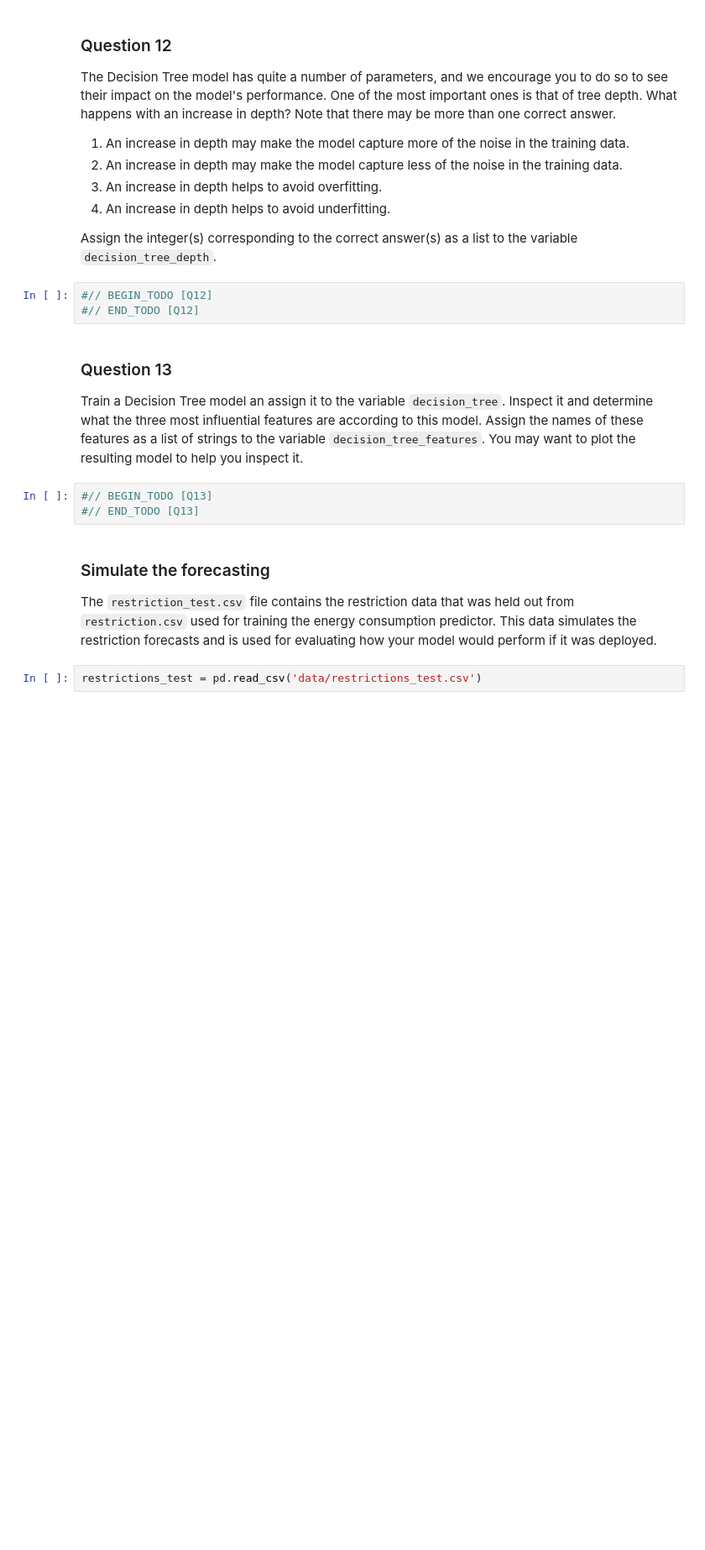
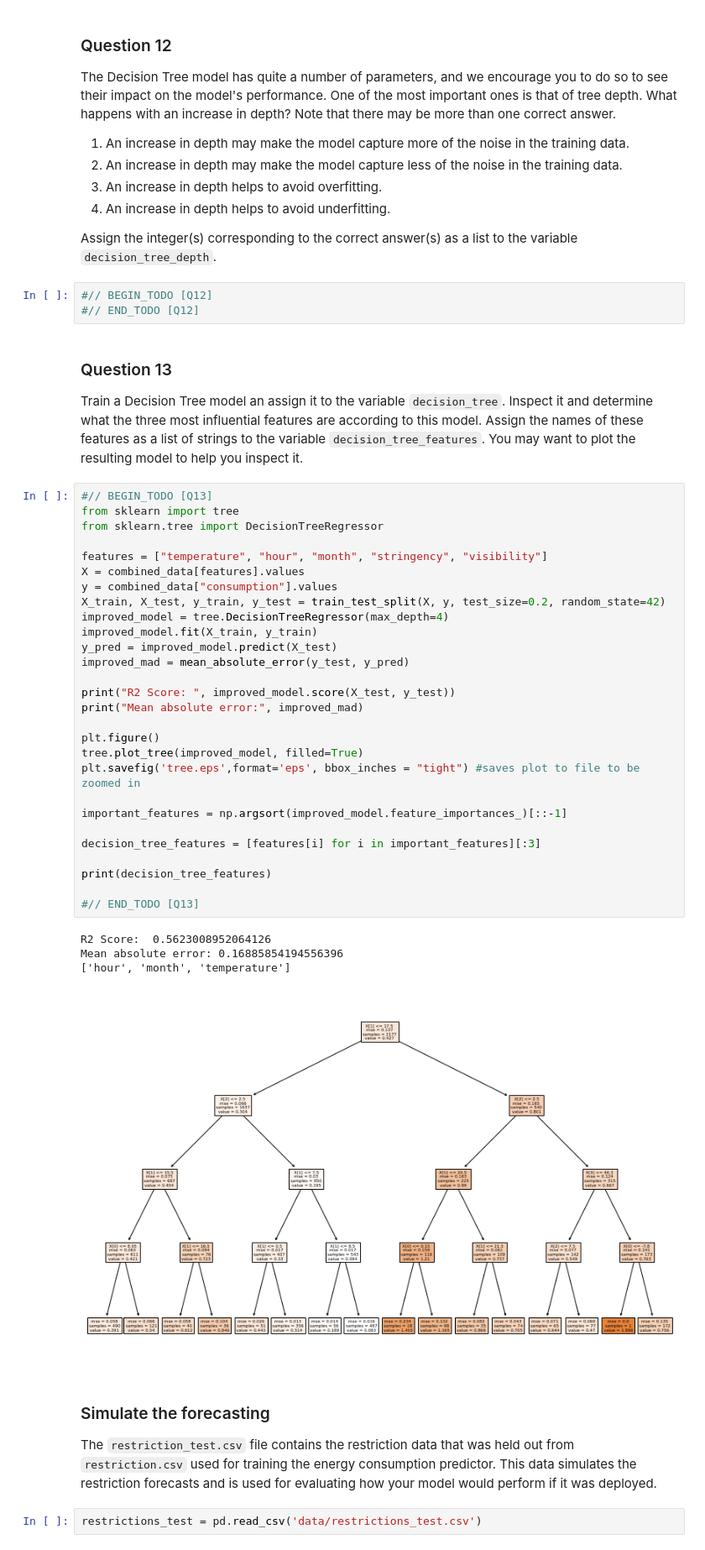
Before and after one commit to PanosBn/IoTGroup9, a Jupyter notebook: assignment.ipynb, the cells around one changed output. Shown: that part at 84% size. Saved outputs shown, nothing was run; the diff lists cells and outputs as text; blank space fills up the shorter version.

```diff
--- a/assignment.ipynb
+++ b/assignment.ipynb
@@ -1006,9 +1037,39 @@ Assign the integer(s) corresponding to the correct answer(s) as a list to the va
 ### Question 13
 
 Train a Decision Tree model an assign it to the variable `decision_tree`. Inspect it and determine what the three most influential features are according to this model. Assign the names of these features as a list of strings to the variable `decision_tree_features`. You may want to plot the resulting model to help you inspect it.
-# %%
-#// BEGIN_TODO [Q13]
-#// END_TODO [Q13]
+# %%
+#// BEGIN_TODO [Q13]
+from sklearn import tree
+from sklearn.tree import DecisionTreeRegressor
+
+features = ["temperature", "hour", "month", "stringency", "visibility"]
+X = combined_data[features].values
+y = combined_data["consumption"].values
+X_train, X_test, y_train, y_test = train_test_split(X, y, test_size=0.2, random_state=42)
+improved_model = tree.DecisionTreeRegressor(max_depth=4)
+improved_model.fit(X_train, y_train)
+y_pred = improved_model.predict(X_test)
+improved_mad = mean_absolute_error(y_test, y_pred)
+
+print("R2 Score: ", improved_model.score(X_test, y_test))
+print("Mean absolute error:", improved_mad)
+
+plt.figure()
+tree.plot_tree(improved_model, filled=True)
+plt.savefig('tree.eps',format='eps', bbox_inches = "tight") #saves plot to file to be zoomed in
+
+important_features = np.argsort(improved_model.feature_importances_)[::-1]
+
+decision_tree_features = [features[i] for i in important_features][:3]
+
+print(decision_tree_features)
+
+#// END_TODO [Q13]
+# %% [output]
+R2 Score:  0.5623008952064126
+Mean absolute error: 0.16885854194556396
+['hour', 'month', 'temperature']
+[figure, added]
 # %% [markdown]
 ### Simulate the forecasting
 
```
Also changed, not shown: parts of 12 cells of this notebook.
